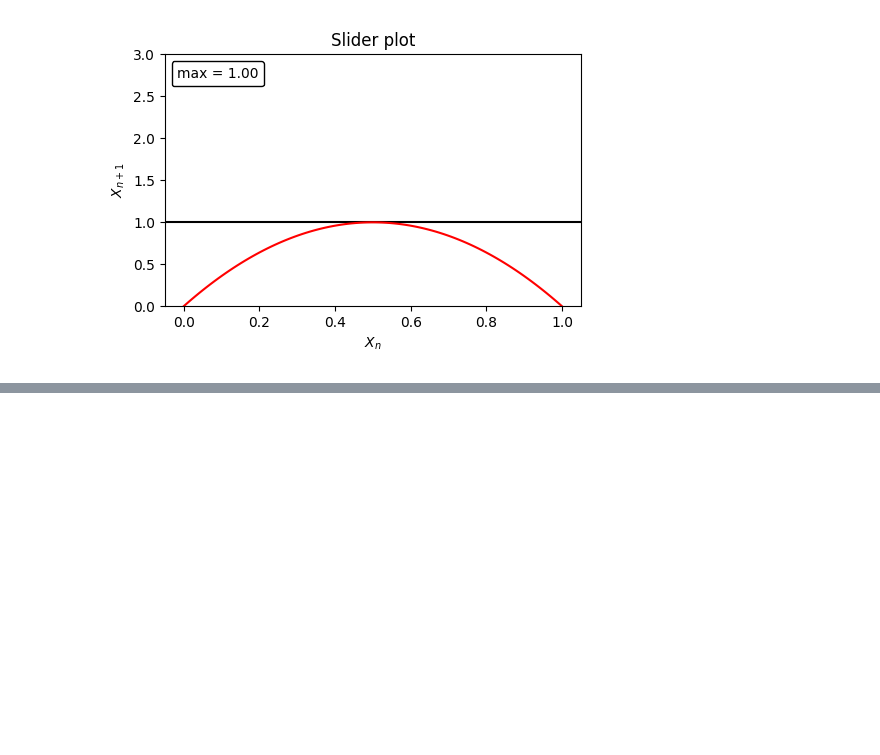
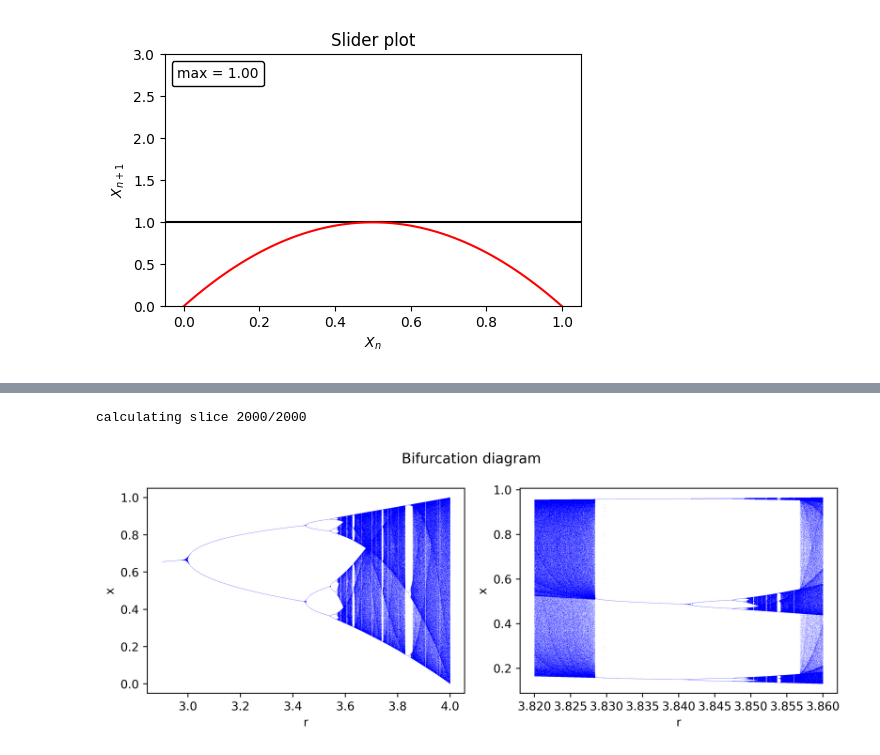
Before and after one commit to viktor40/Introductory-Biophysics, a Jupyter notebook: Exercises set 7.ipynb, the cells around one changed output, grey strips where cells are left out. Cells and saved outputs as stored; diff of their text form; code cells hidden in the pictures; blank space fills up the shorter version.

```diff
--- a/Exercises set 7.ipynb
+++ b/Exercises set 7.ipynb
@@ -231,10 +236,10 @@ def plot_time_series(ax, start, l, r, c='red', style='-.', marker='.'):
 
 f5 = plt.figure(figsize=(10, 4.))
 ax5 = f5.add_subplot()
-plot_time_series(ax5, [0.01], 100, 4)
+_, x = plot_time_series(ax5, [0.01], 100, 4)
 plt.show()
 
-print(f'After {l} steps we find a value of:\n{Markup.bold("X_n+1 = " + str(x[-1]))}')
+print(f'After 100 steps we find a value of:\n{Markup.bold("X_n+1 = " + str(x[-1]))}')
 # %% [output]
 [figure]
 After 100 steps we find a value of:
@@ -365,0 +322,39 @@ f8.tight_layout()
+# %%
+"""Bifurcation diagram"""
+
+
+def calc_bifurcation(r_min, r_max, len_r=2001, len_x=1501):
+    it_r = np.linspace(r_min, r_max, len_r)
+    x_vals = np.zeros((len_r, len_x))
+    y_vals = np.zeros((len_r, len_x))
+    for n, r_ in enumerate(it_r):
+        print('calculating slice {}/{}'.format(n, len_r - 1), end="\r")
+        y, = time_series([0.1], eq, len_x + 200, r_)
+        x_vals[n] = np.full(len_x, r_)
+        y_vals[n] = y[200:]
+    return x_vals.flatten(), y_vals.flatten()
+
+
+def plot_bifurcation(ax, r_min, r_max):
+    x, y = calc_bifurcation(r_min, r_max)
+    ax.plot(x, y, c='blue', linestyle='None', marker=',')
+    ax.set_xlabel('r')
+    ax.set_ylabel('x')
+
+
+f7, axes7 = plt.subplots(nrows=1, ncols=2, figsize=(9, 3.5), dpi=500)
+
+# plot for different zooms
+plot_bifurcation(axes7[0], 2.9, 4)
+plot_bifurcation(axes7[1], 3.82, 3.86)
+
+f7.suptitle('Bifurcation diagram')
+f7.tight_layout()
+
+# use special display function and cancel the display by %matplotlib widget because this
+# gives weird results with the higher dpi
+display(f7)
+plt.close()
+# %% [output]
+calculating slice 2000/2000
+[figure, added]
```
Also changed, not shown: parts of 25 cells of this notebook.
